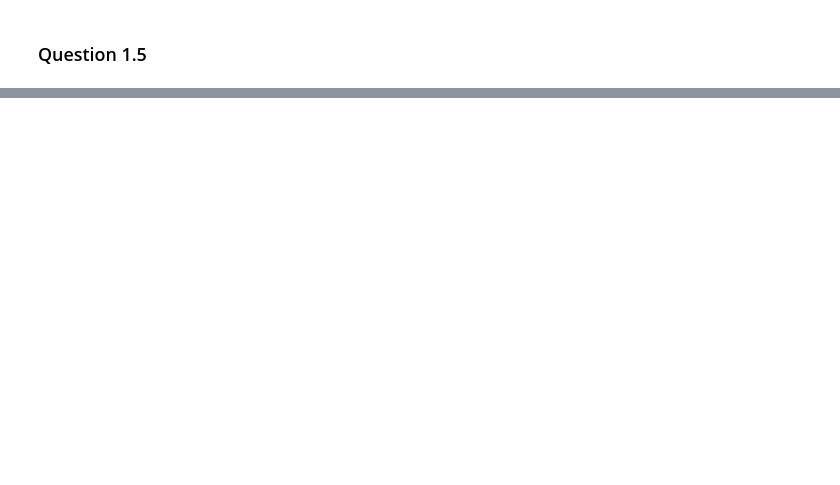
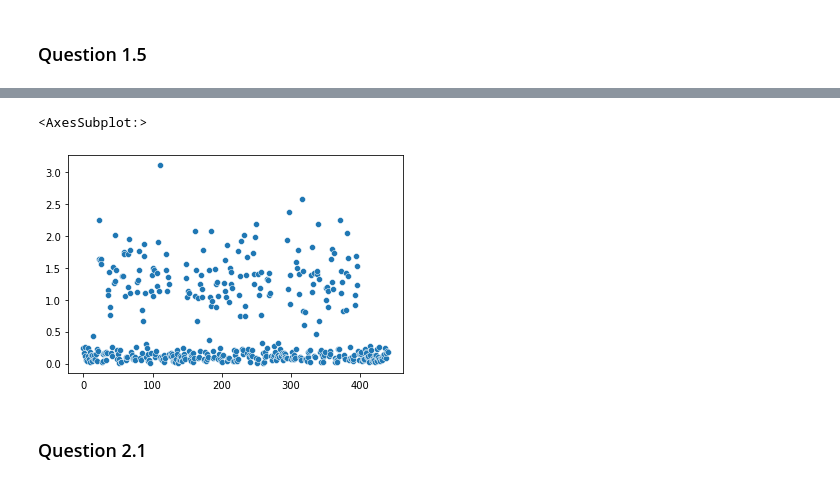
Before and after one commit to YourTeacher23/MAST30034-Assignment1, a Jupyter notebook: Q1.ipynb, the cells around one changed output, grey strips where cells are left out. Drawn from its saved outputs; the diff is of its cells as text; code cells hidden in the pictures; blank space fills up the shorter version.

```diff
--- a/Q1.ipynb
+++ b/Q1.ipynb
@@ -160,0 +169,6 @@ X = np.dot((np.transpose(TC) + temp_noise), (SM + spatial_noise))
+# %%
+var = np.var(X_df)
+sns.scatterplot(data = var)
+# %% [output]
+<AxesSubplot:>
+[figure, added]
@@ -160,0 +179,2 @@ X = np.dot((np.transpose(TC) + temp_noise), (SM + spatial_noise))
+# %% [markdown]
+### Question 2.1
```
Also changed, not shown: parts of 11 cells of this notebook.
